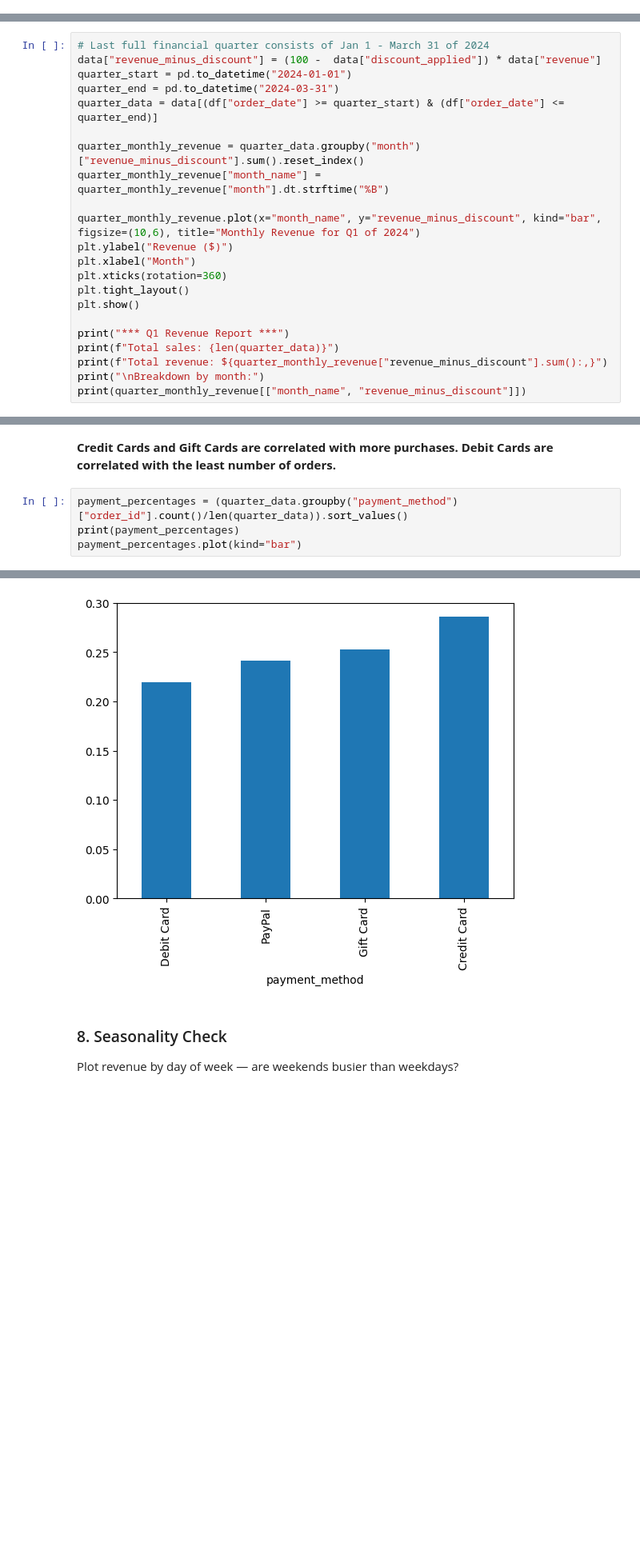
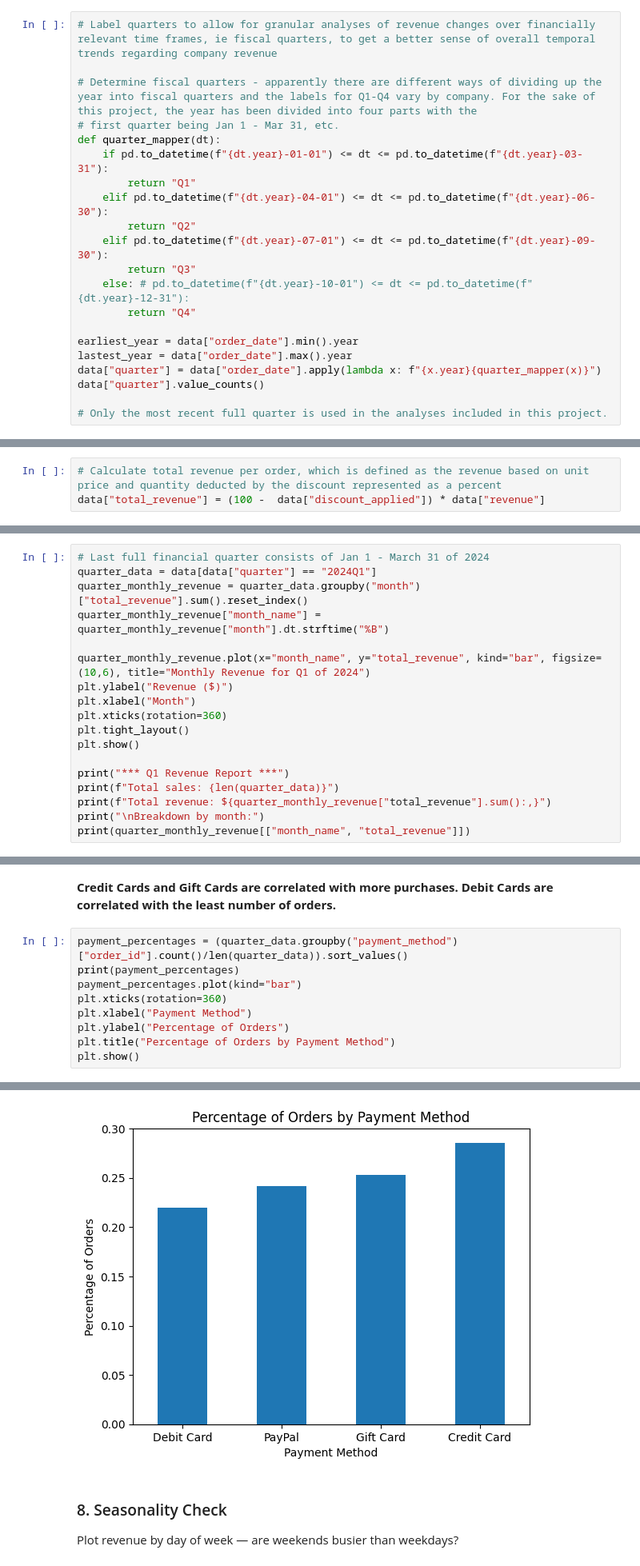
Before and after one commit to mmorcos434/ds-fall-2025-fri-1230, a Jupyter notebook: Week-06-Business-Stats-Analytics/homeworks/ayesha-ilyas-week06-exercise.ipynb, the cells around one changed output, grey strips where cells are left out. Shown at 80% size. Cells and saved outputs as stored; diff of their text form; blank space fills up the shorter version.

```diff
--- a/Week-06-Business-Stats-Analytics/homeworks/ayesha-ilyas-week06-exercise.ipynb
+++ b/Week-06-Business-Stats-Analytics/homeworks/ayesha-ilyas-week06-exercise.ipynb
@@ -160,3 +160,24 @@ Freq: M, Name: revenue, dtype: float64
 ## Business Questions
 
 Now answer each of the following business questions. Use the starter code above as a reference, and expand your analysis to solve all questions.
+# %%
+# Label quarters to allow for granular analyses of revenue changes over financially relevant time frames, ie fiscal quarters, to get a better sense of overall temporal trends regarding company revenue
+
+# Determine fiscal quarters - apparently there are different ways of dividing up the year into fiscal quarters and the labels for Q1-Q4 vary by company. For the sake of this project, the year has been divided into four parts with the
+# first quarter being Jan 1 - Mar 31, etc.
+def quarter_mapper(dt):
+    if pd.to_datetime(f"{dt.year}-01-01") <= dt <= pd.to_datetime(f"{dt.year}-03-31"):
+        return "Q1"
+    elif pd.to_datetime(f"{dt.year}-04-01") <= dt <= pd.to_datetime(f"{dt.year}-06-30"):
+        return "Q2"
+    elif pd.to_datetime(f"{dt.year}-07-01") <= dt <= pd.to_datetime(f"{dt.year}-09-30"):
+        return "Q3"
+    else: # pd.to_datetime(f"{dt.year}-10-01") <= dt <= pd.to_datetime(f"{dt.year}-12-31"):
+        return "Q4"
+
+earliest_year = data["order_date"].min().year
+lastest_year = data["order_date"].max().year
+data["quarter"] = data["order_date"].apply(lambda x: f"{x.year}{quarter_mapper(x)}")
+data["quarter"].value_counts()
+
+# Only the most recent full quarter is used in the analyses included in this project.
@@ -167,0 +198,3 @@ What was the company's total revenue last quarter? Break it down by month.
+# %%
+# Calculate total revenue per order, which is defined as the revenue based on unit price and quantity deducted by the discount represented as a percent
+data["total_revenue"] = (100 -  data["discount_applied"]) * data["revenue"]
@@ -168,14 +235,10 @@ What was the company's total revenue last quarter? Break it down by month.
 # %%
 # Last full financial quarter consists of Jan 1 - March 31 of 2024
-data["revenue_minus_discount"] = (100 -  data["discount_applied"]) * data["revenue"]
-quarter_start = pd.to_datetime("2024-01-01")
-quarter_end = pd.to_datetime("2024-03-31")
-quarter_data = data[(df["order_date"] >= quarter_start) & (df["order_date"] <= quarter_end)]
-
-quarter_monthly_revenue = quarter_data.groupby("month")["revenue_minus_discount"].sum().reset_index()
+quarter_data = data[data["quarter"] == "2024Q1"]
+quarter_monthly_revenue = quarter_data.groupby("month")["total_revenue"].sum().reset_index()
 quarter_monthly_revenue["month_name"] = quarter_monthly_revenue["month"].dt.strftime("%B")
 
-quarter_monthly_revenue.plot(x="month_name", y="revenue_minus_discount", kind="bar", figsize=(10,6), title="Monthly Revenue for Q1 of 2024")
+quarter_monthly_revenue.plot(x="month_name", y="total_revenue", kind="bar", figsize=(10,6), title="Monthly Revenue for Q1 of 2024")
 plt.ylabel("Revenue ($)")
 plt.xlabel("Month")
 plt.xticks(rotation=360)
@@ -184,7 +247,7 @@ plt.show()
 
 print("*** Q1 Revenue Report ***")
 print(f"Total sales: {len(quarter_data)}")
-print(f"Total revenue: ${quarter_monthly_revenue["revenue_minus_discount"].sum():,}")
+print(f"Total revenue: ${quarter_monthly_revenue["total_revenue"].sum():,}")
 print("\nBreakdown by month:")
-print(quarter_monthly_revenue[["month_name", "revenue_minus_discount"]])
+print(quarter_monthly_revenue[["month_name", "total_revenue"]])
 # %% [output]
@@ -377,6 +444,11 @@ What percentage of orders use each payment method? Does any payment method corre
 payment_percentages = (quarter_data.groupby("payment_method")["order_id"].count()/len(quarter_data)).sort_values()
 print(payment_percentages)
 payment_percentages.plot(kind="bar")
+plt.xticks(rotation=360)
+plt.xlabel("Payment Method")
+plt.ylabel("Percentage of Orders")
+plt.title("Percentage of Orders by Payment Method")
+plt.show()
 # %% [output]
 payment_method
 Debit Card     0.219780
@@ -388,4 +459,4 @@ Name: order_id, dtype: float64
-[figure, old version]
+[figure, new version]
 # %% [markdown]
 ### 8. Seasonality Check
 Plot revenue by day of week — are weekends busier than weekdays?
```
Also changed, not shown: parts of 21 cells of this notebook.
